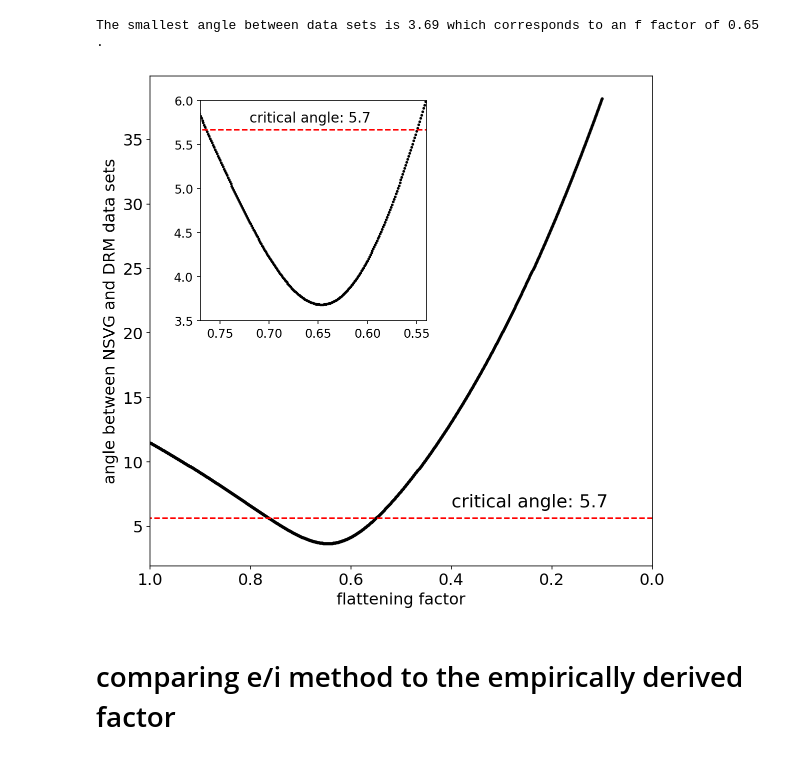
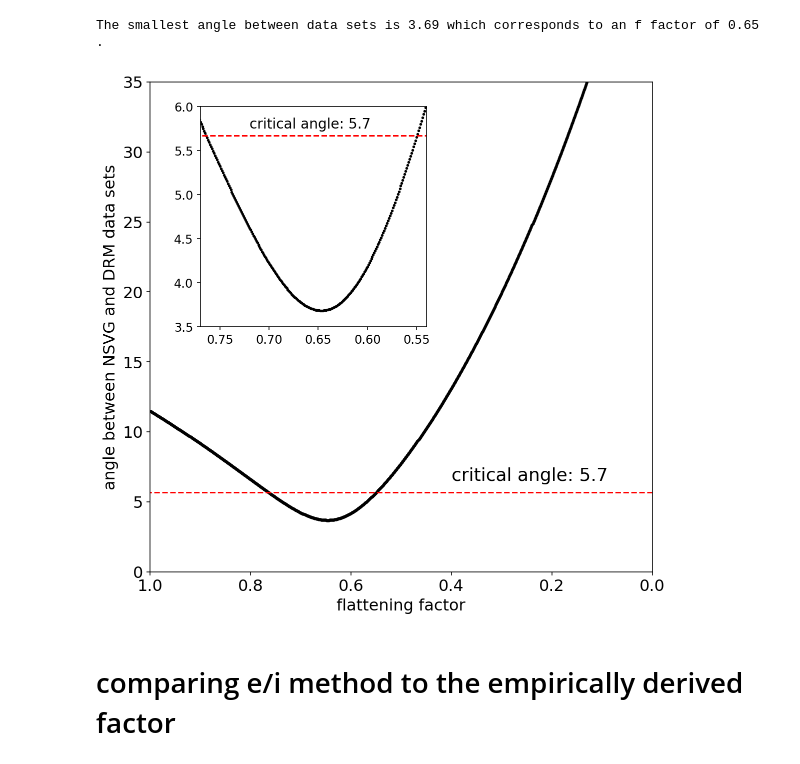
Before and after one commit to Swanson-Hysell-Group/Inclination_Shallowing, a Jupyter notebook: code/Notebooks/Cutface_pmag.ipynb, the cells around one changed output. Drawn from its saved outputs; the diff is of its cells as text; code cells hidden in the pictures.

Commit message:
change ylims on f-factor common mean plots to be the same for CRM and volc (and go to 0)

```diff
--- a/code/Notebooks/Cutface_pmag.ipynb
+++ b/code/Notebooks/Cutface_pmag.ipynb
@@ -713,34 +714,35 @@ The smallest angle between data sets is 3.69 which corresponds to an f factor of
 # %%
 fig,inset=plt.subplots(figsize=(9,9))
 plt.scatter(all_factors_nsvg,all_angles_nsvg,s=4,color='black')
 
 x_crit=[0,1]
 x_crit_inset=[0.52,0.78]
 y_crit=[max(good_angles_nsvg),max(good_angles_nsvg)]
 plt.plot(x_crit,y_crit,color='red',ls='--',label='critical angle')
 plt.text(0.4, 6.5, 'critical angle: '+str(round(y_crit[0], 1)), fontsize=18)
 
 fig_inset=inset.inset_axes([.1,.5,.45,.45])
 fig_inset.scatter(all_factors_nsvg,all_angles_nsvg,s=3,color='black')
 fig_inset.plot(x_crit_inset,y_crit,color='red',ls='--',label='critical angle')
 fig_inset.tick_params(labelsize=12)
 fig_inset.text(0.72, 5.75, 'critical angle: '+str(round(y_crit[0], 1)), fontsize=14)
 fig_inset.set_xlim(.77,.54)
 fig_inset.set_ylim(3.5,6)
 # fig_inset.invert_xaxis()
 plt.xlabel('flattening factor',fontsize=16)
 plt.ylabel('angle between NSVG and DRM data sets',fontsize=16)
 
 plt.xticks(fontsize=16)
 plt.yticks(fontsize=16)
 
 plt.xlim(1,0)
+plt.ylim(0,35)
 
-# plt.savefig('../code_output/angle_vs_f_NSVG.pdf',bbox_inches='tight',transparent=True)
+plt.savefig('../code_output/angle_vs_f_NSVG.pdf',bbox_inches='tight',transparent=True)
 
 plt.show()
 # %% [output]
-[figure, old version]
+[figure, new version]
 # %% [markdown]
 # comparing e/i method to the empirically derived factor
 # %%
```
Also changed, not shown: parts of 2 cells of this notebook, 2 other files.
